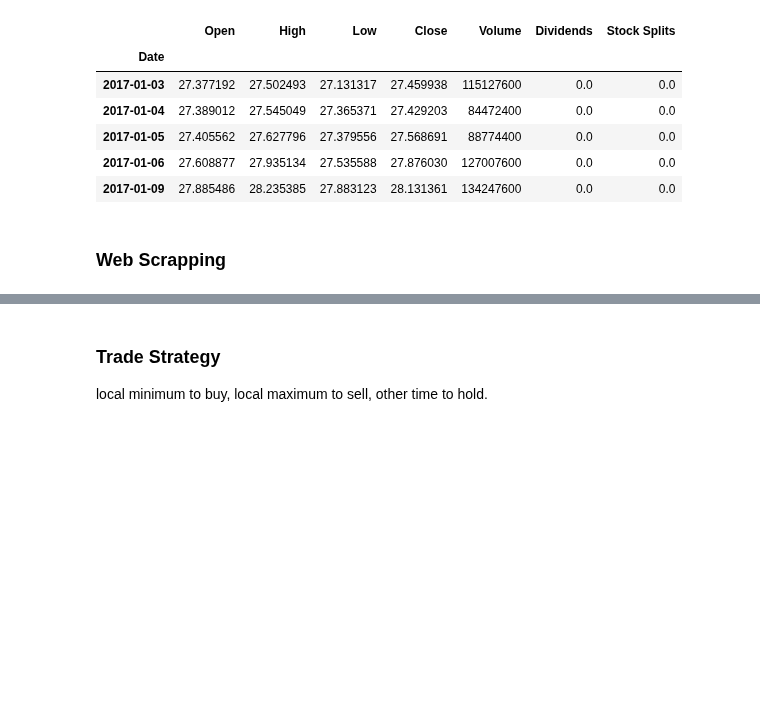
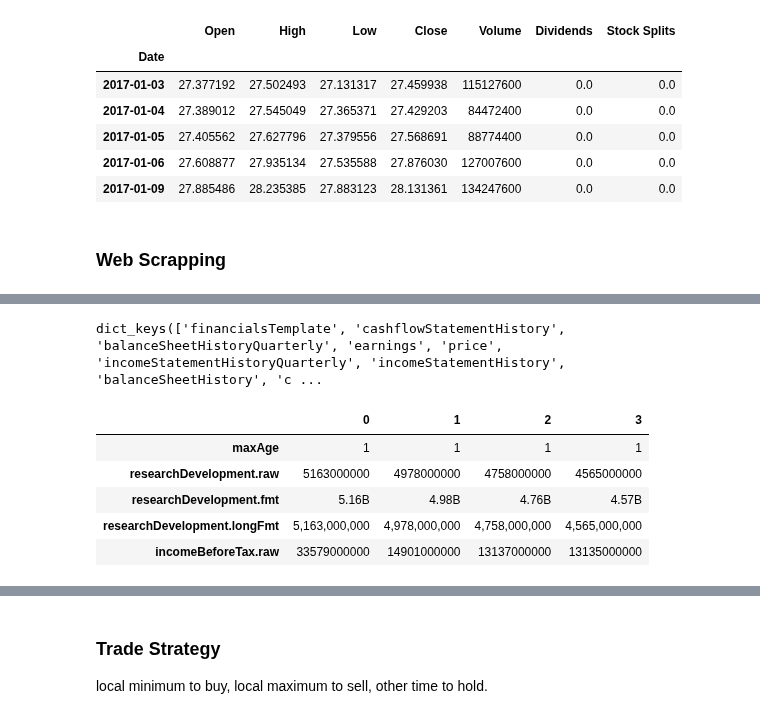
Before and after one commit to ghcn345/Stock-Market-Prediction, a Jupyter notebook: stock_market.ipynb, the cells around one changed output, grey strips where cells are left out. Cells and saved outputs as stored; diff of their text form; code cells hidden in the pictures; blank space fills up the shorter version.

```diff
--- a/stock_market.ipynb
+++ b/stock_market.ipynb
@@ -111,18 +106,0 @@ from bs4 import BeautifulSoup
-# %%
-titles = []
-star_ratings = []
-prices = []
-avails = []
-for i in range(1,51):
-    if i == 1:
-        url = 'http://books.toscrape.com/'
-    else:
-            url = "http://books.toscrape.com/catalogue/page-{}.html".format(i)
-    html_page = requests.get(url)
-    soup = BeautifulSoup(html_page.content, 'html.parser')
-    titles += retrieve_titles(soup)
-    star_ratings += retrieve_ratings(soup)
-    prices += retrieve_prices(soup)
-    avails += retrieve_availabilities(soup)
-df = pd.DataFrame([titles, star_ratings, prices, avails]).transpose()
-df.columns = ['Title', 'Star_Rating', 'Price_(pounds)', 'Availability']
@@ -136,4 +116,4 @@ url_cf = 'https://finance.yahoo.com/quote/' + index + '/cash-flow?p='+ index
 # %%
 page_is = requests.get(url_is)
 #soup_is = BeautifulSoup(page_is.content, 'lxml')
-soup = BeautifulSoup(page_is.content, 'html.parser')
+soup_is = BeautifulSoup(page_is.content, 'html.parser')
@@ -184,0 +169,19 @@ Income_st
+# %%
+pattern  = re.compile(r'\s--\sData\s--\s')
+scrpt_data = soup.find('script', text=pattern).contents[0]
+start = scrpt_data.find('context')-2
+json_data = json.loads(scrpt_data[start:-12])
+json_data['context']['dispatcher']['stores']['QuoteSummaryStore'].keys()
+# %% [output]
+dict_keys(['financialsTemplate', 'cashflowStatementHistory', 'balanceSheetHistoryQuarterly', 'earnings', 'price', 'incomeStatementHistoryQuarterly', 'incomeStatementHistory', 'balanceSheetHistory', 'c ...
+# %%
+quarterly_is = json_data['context']['dispatcher']['stores']['QuoteSummaryStore']['incomeStatementHistoryQuarterly']['incomeStatementHistory']
+# %%
+pd.json_normalize(quarterly_is).T.head()
+# %% [output]
+|  | 0 | 1 | 2 | 3 |
+| maxAge | 1 | 1 | 1 | 1 |
+| researchDevelopment.raw | 5163000000 | 4978000000 | 4758000000 | 4565000000 |
+| researchDevelopment.fmt | 5.16B | 4.98B | 4.76B | 4.57B |
+| researchDevelopment.longFmt | 5,163,000,000 | 4,978,000,000 | 4,758,000,000 | 4,565,000,000 |
+| incomeBeforeTax.raw | 33579000000 | 14901000000 | 13137000000 | 13135000000 |
```
Also changed, not shown: parts of 24 cells of this notebook, 7 other files.
